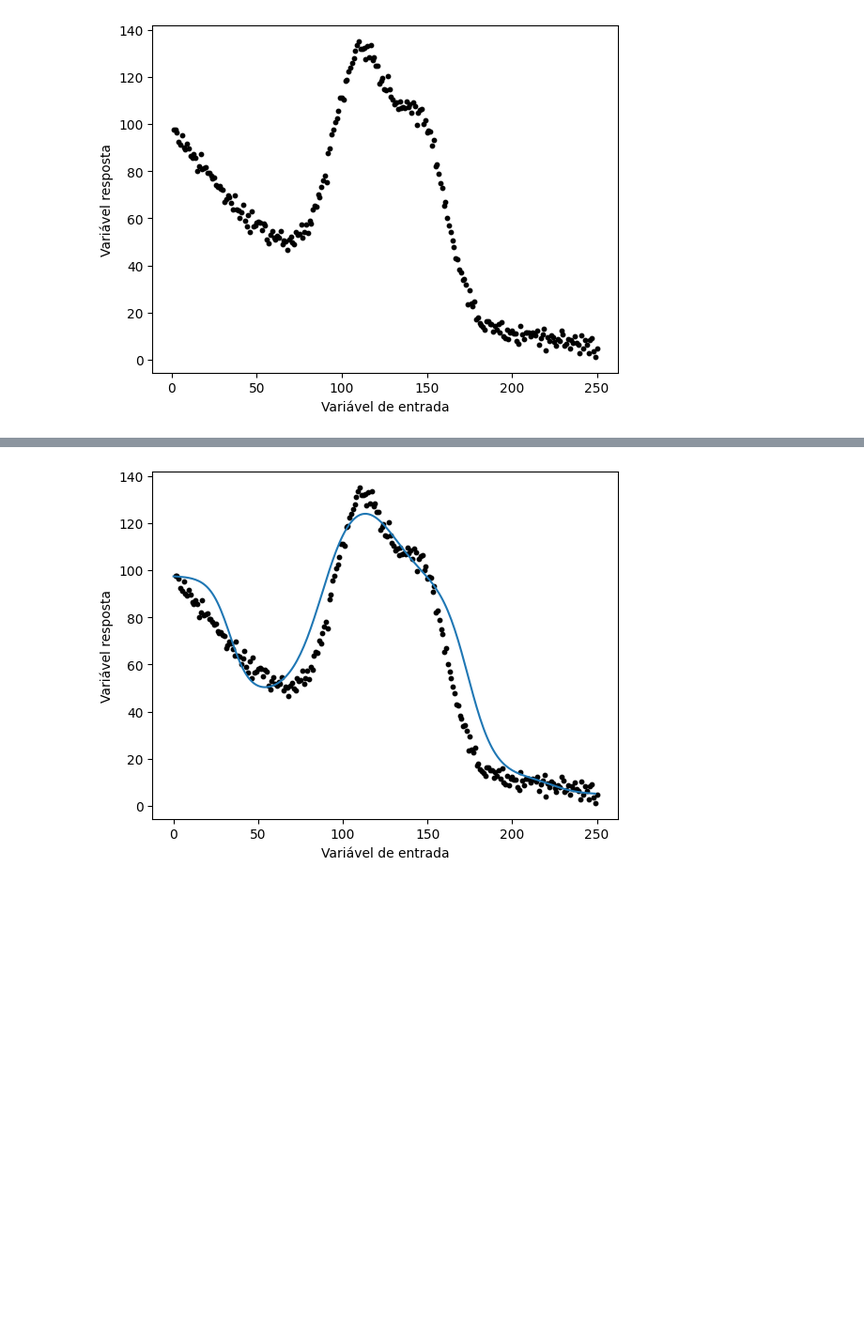
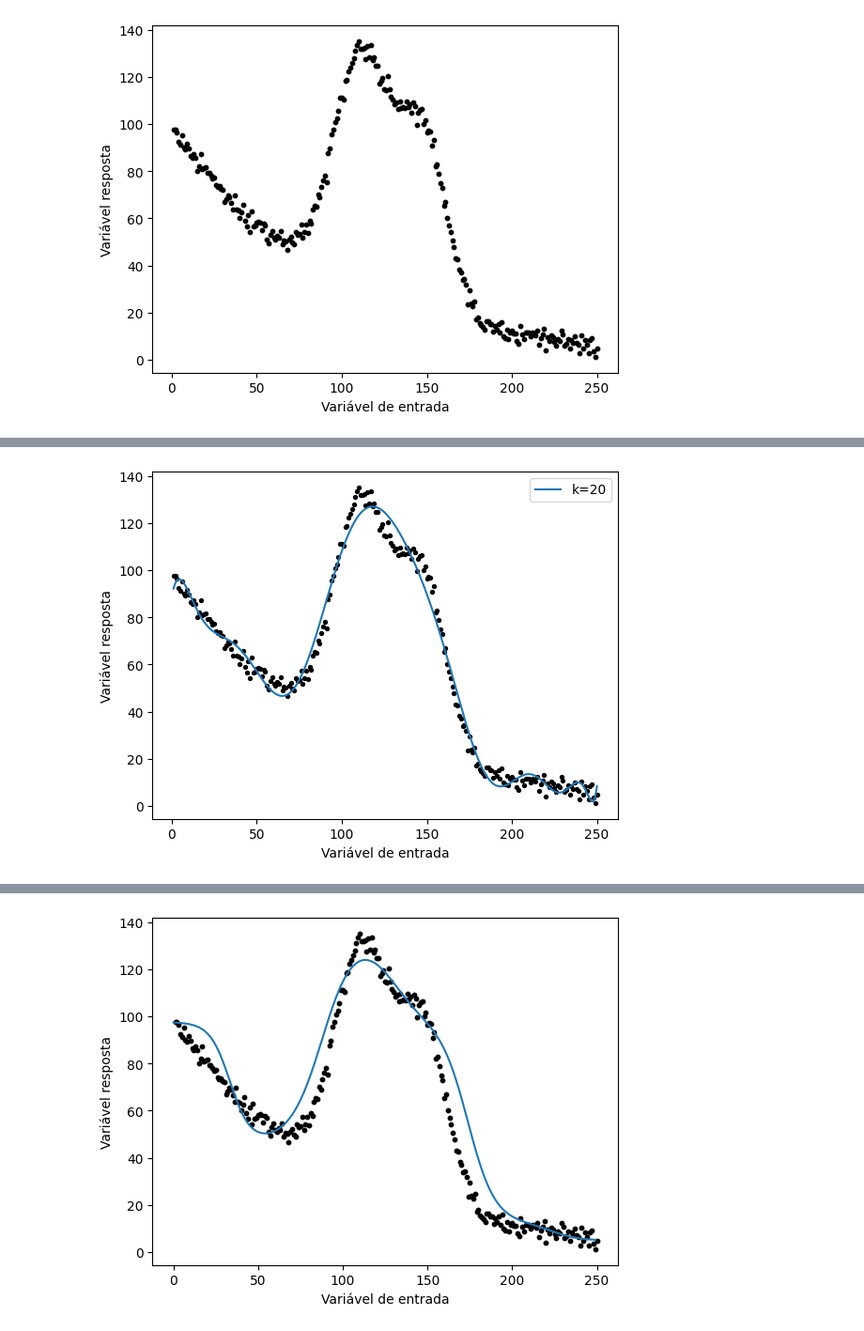
Before and after one commit to LuisFelipeCSouza/inteligencia-computacional-aplicada, a Jupyter notebook: trabalho-1/main.ipynb, the cells around one changed output, grey strips where cells are left out. Shown at 94% size. Saved outputs shown, nothing was run; the diff lists cells and outputs as text; code cells hidden in the pictures; blank space fills up the shorter version.

```diff
--- a/trabalho-1/main.ipynb
+++ b/trabalho-1/main.ipynb
@@ -178,0 +236,15 @@ plt.show()
+# %%
+fig, ax = plt.subplots()
+
+ax.scatter(X, y, c='k', s=8)
+
+for i in [20]:
+    ax.plot(X, results[f'k={i}']['y_pred'], label=f'k={i}')
+
+ax.set_xlabel("Variável de entrada")
+ax.set_ylabel("Variável resposta")
+
+ax.legend()
+plt.show()
+# %% [output]
+[figure, added]
```
Also changed, not shown: parts of 21 cells of this notebook.
